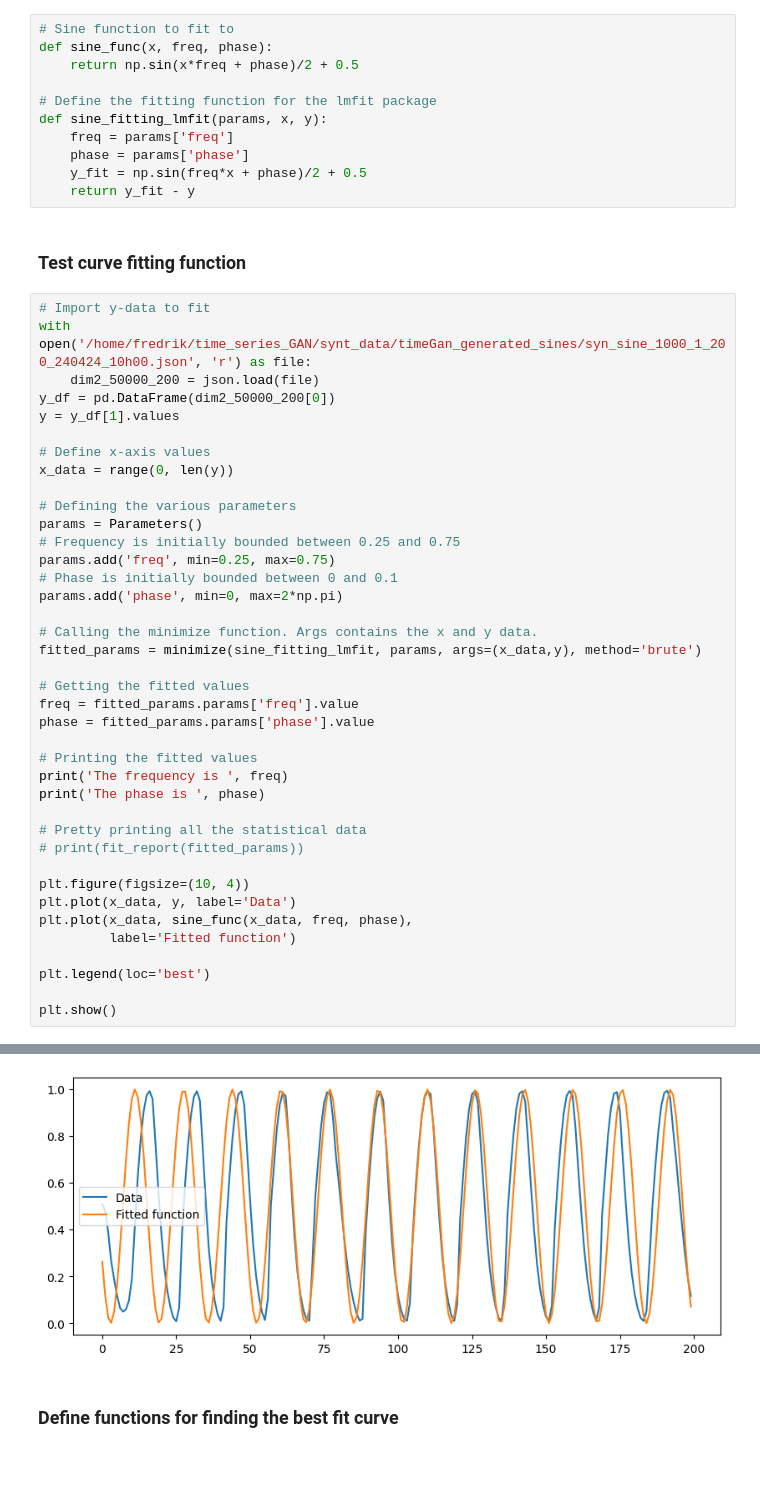
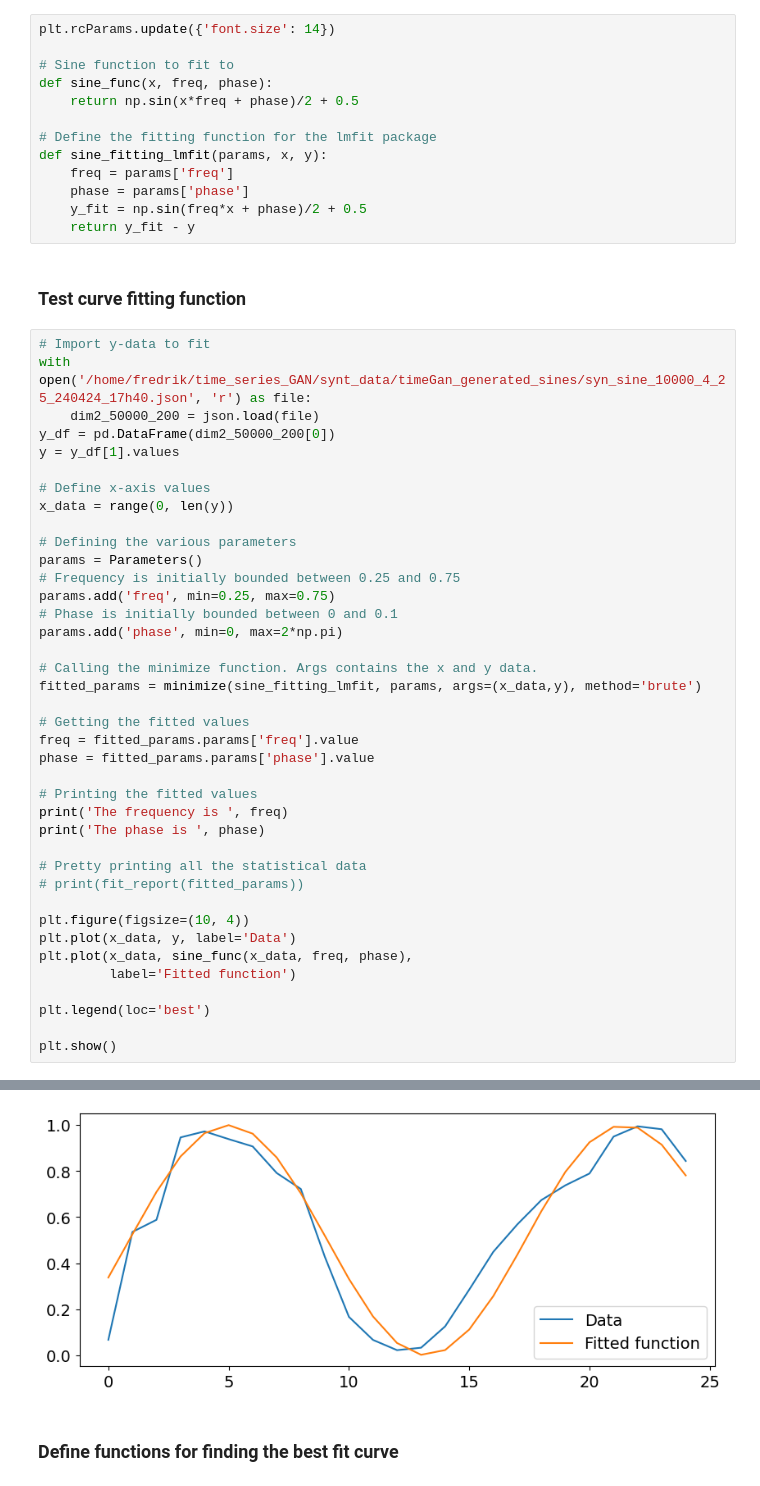
Before and after one commit to fredrikSveen/MSc_time_series_GAN, a Jupyter notebook: curve_fitting.ipynb, the cells around one changed output, grey strips where cells are left out. Cells and saved outputs as stored; diff of their text form.

Commit message:
Formatting plots for report

```diff
--- a/curve_fitting.ipynb
+++ b/curve_fitting.ipynb
@@ -9,6 +10,8 @@ import pandas as pd
 # Curve fitting with Imfit
 from lmfit import Parameters, minimize, fit_report
 # %%
+plt.rcParams.update({'font.size': 14})
+
 # Sine function to fit to
 def sine_func(x, freq, phase):
     return np.sin(x*freq + phase)/2 + 0.5
@@ -23,7 +26,7 @@ def sine_fitting_lmfit(params, x, y):
 ### Test curve fitting function
 # %%
 # Import y-data to fit
-with open('/home/fredrik/time_series_GAN/synt_data/timeGan_generated_sines/syn_sine_1000_1_200_240424_10h00.json', 'r') as file:
+with open('/home/fredrik/time_series_GAN/synt_data/timeGan_generated_sines/syn_sine_10000_4_25_240424_17h40.json', 'r') as file:
     dim2_50000_200 = json.load(file)
 y_df = pd.DataFrame(dim2_50000_200[0])
 y = y_df[1].values
@@ -66,4 +69,4 @@ The phase is  3.6376335988934447
-[figure, old version]
+[figure, new version]
 # %% [markdown]
 ### Define functions for finding the best fit curve
 # %%
```
Also changed, not shown: parts of 6 cells of this notebook, 6 other files.
